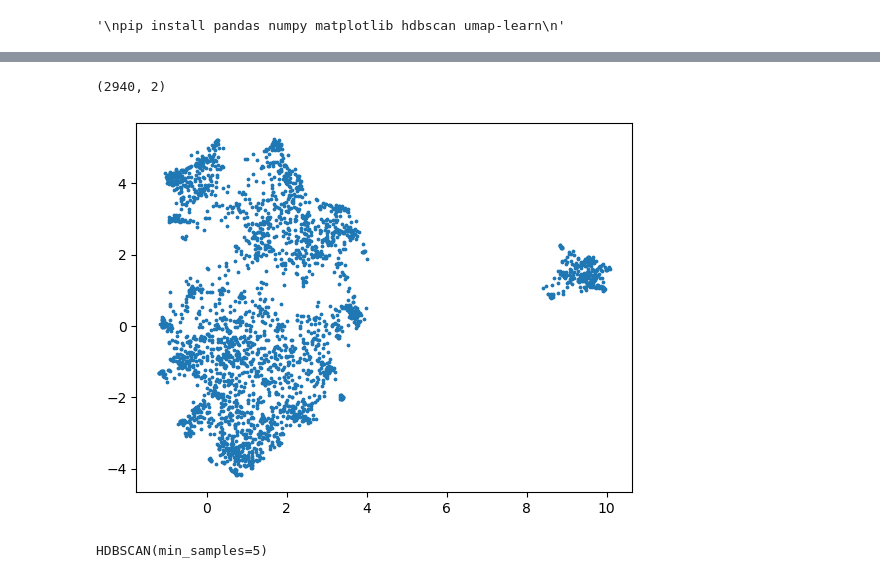
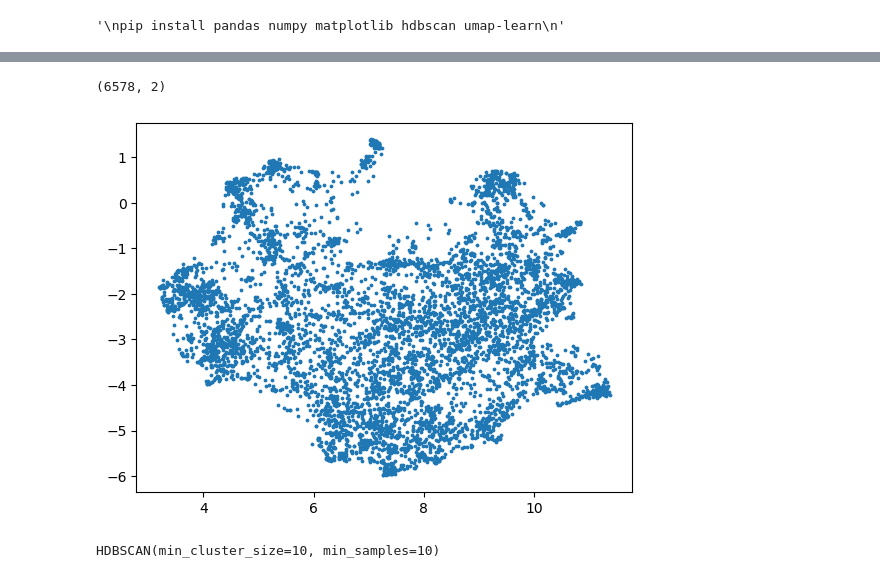
Before and after one commit to enjalot/latent-drafting, a Jupyter notebook: jupyter/simonw blogmark umap.ipynb, the cells around one changed output, grey strips where cells are left out. Cells and saved outputs as stored; diff of their text form; code cells hidden in the pictures.

Commit message:
akhaliq tweets, and fix cluster label issues with token length

```diff
--- a/jupyter/simonw blogmark umap.ipynb
+++ b/jupyter/simonw blogmark umap.ipynb
@@ -53,3 +51,9 @@ embeddings = np.array([np.frombuffer(row[1], dtype=np.float32) for row in embedd
+# %%
+with open('../data/simonw-blogmarks-embeddings.bin', 'rb') as f:
+    embeddings = np.fromfile(f, dtype=np.float64)
+# %%
+#reshape the embeddings
+embeddings = embeddings.reshape((len(metadata), metadata[0]["dimensions"]))
 # %%
 embeddings.shape
 # %% [output]
@@ -58,12 +62,12 @@ embeddings.shape
 # reduce dimensionality with umap
 reducer = umap.UMAP(
     n_neighbors=25,
-    min_dist=0.1,
+    min_dist=0.05,
     metric='cosine',
     random_state=42,
     n_components=2,
     verbose=True
 )
 # %%
-embedding = reducer.fit_transform(embeddings)
+umap_embeddings = reducer.fit_transform(embeddings)
 # %% [output]
@@ -77,12 +89,12 @@ Mon Apr 17 00:55:14 2023 Finished embedding
 # %%
-embedding.shape
+umap_embeddings.shape
 # %% [output]
-(2940, 2)
+(6578, 2)
 # %%
 # plot embedding
-plt.scatter(embedding[:, 0], embedding[:, 1], s=3, cmap='Spectral')
+plt.scatter(umap_embeddings[:, 0], umap_embeddings[:, 1], s=3, cmap='Spectral')
 plt.show()
 # %% [output]
-[figure, old version]
+[figure, new version]
 # %%
 #write embedding to csv file with header x,y
@@ -93,6 +102,14 @@ clusterer = hdbscan.HDBSCAN(min_cluster_size=5, min_samples=5)
-# %%
-# Fit the model to your dataset
-clusterer.fit(embedding)
-# %% [output]
-HDBSCAN(min_samples=5)
+# %%
+# Create an HDBSCAN instance with custom parameters
+# cluster based on UMAP
+clusterer = hdbscan.HDBSCAN(min_cluster_size=10, min_samples=10, metric='euclidean')
+clusterer.fit(embedding)
+# cluster based on high dimensional data (embeddings)
+# from sklearn.metrics import pairwise_distances
+# cosine_similarity = pairwise_distances(embeddings, metric='cosine')
+# cosine_distance = 1 - cosine_similarity
+# clusterer = hdbscan.HDBSCAN(min_cluster_size=10, min_samples=10, metric='precomputed')
+# clusterer.fit_predict(cosine_distance)
+# %% [output]
+HDBSCAN(min_cluster_size=10, min_samples=10)
 # %%
```
Also changed, not shown: parts of 23 cells of this notebook, 2 other files.
